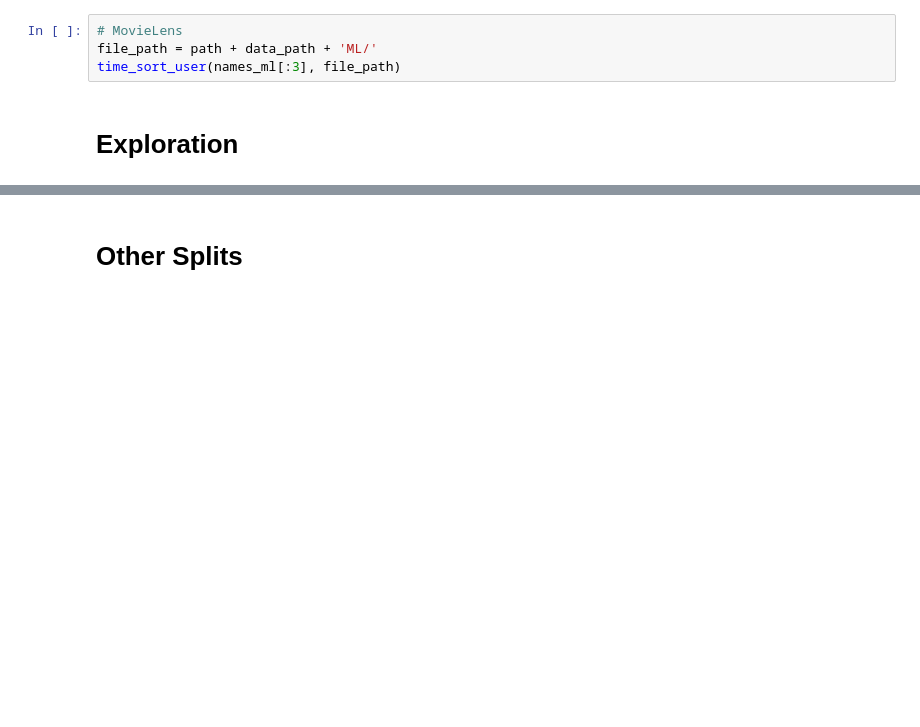
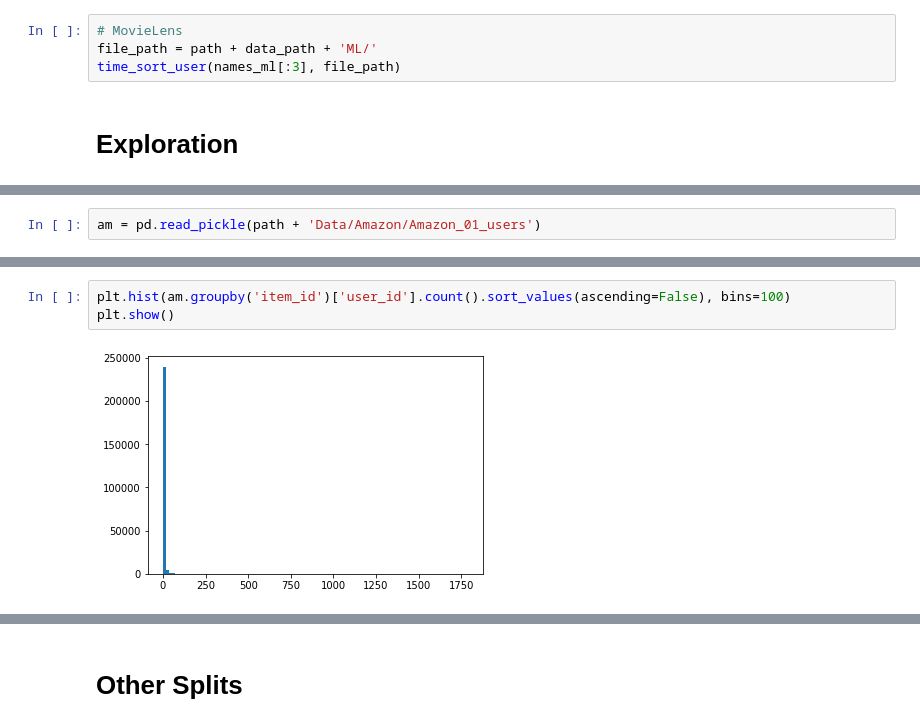
Before and after one commit to ROpdam/recommender_comparison, a Jupyter notebook: data_used.ipynb, the cells around one changed output, grey strips where cells are left out. Drawn from its saved outputs; the diff is of its cells as text; blank space fills up the shorter version.

```diff
--- a/data_used.ipynb
+++ b/data_used.ipynb
@@ -166,0 +200,2 @@ FileNotFoundError: [Errno 2] No such file or directory: 'Plots/Deliverables/rati
+# %%
+am = pd.read_pickle(path + 'Data/Amazon/Amazon_01_users')
@@ -166,0 +212,5 @@ FileNotFoundError: [Errno 2] No such file or directory: 'Plots/Deliverables/rati
+# %%
+plt.hist(am.groupby('item_id')['user_id'].count().sort_values(ascending=False), bins=100)
+plt.show()
+# %% [output]
+[figure, added]
```
Also changed, not shown: parts of 30 cells of this notebook, 3 other files.
